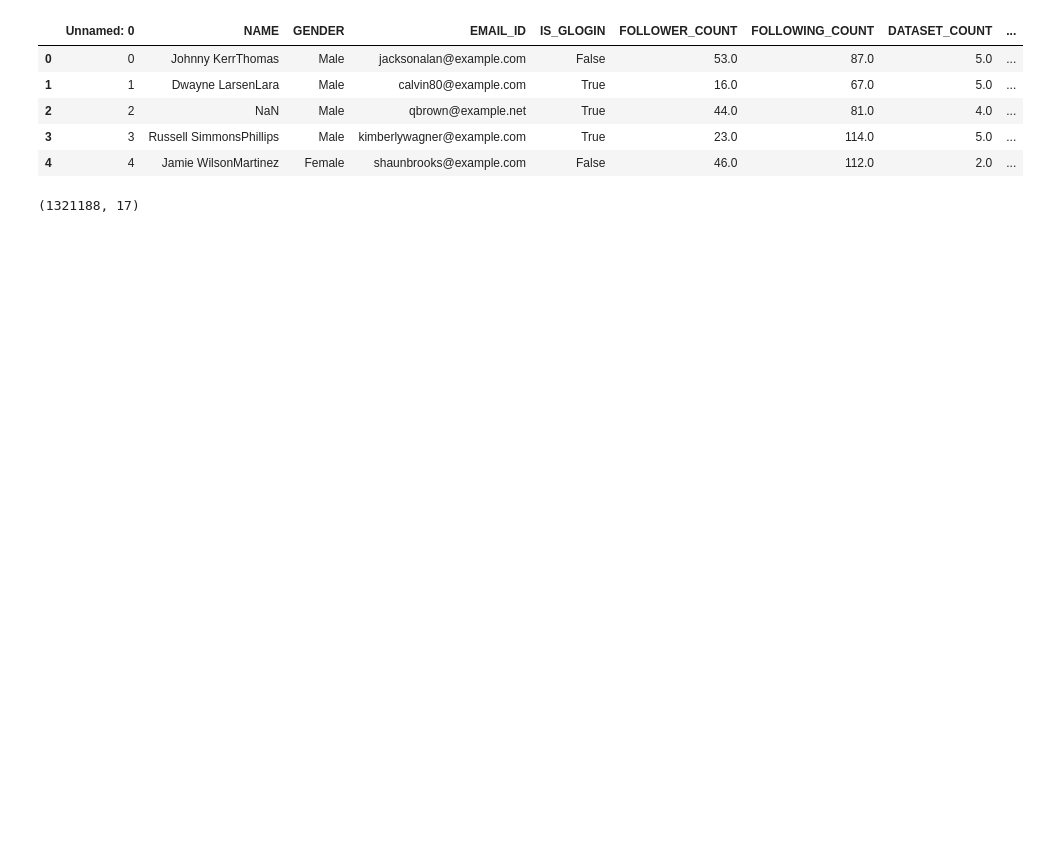
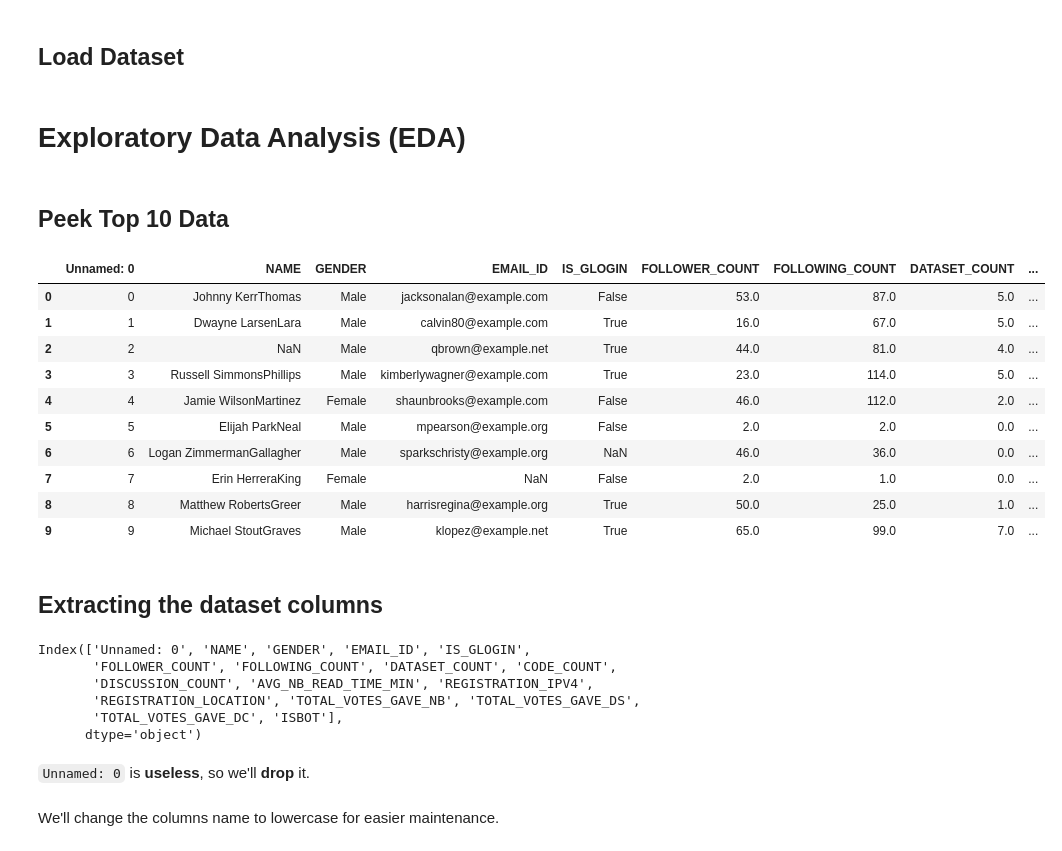
Before and after one commit to notsuperganang/kaggle-bot-detector, a Jupyter notebook: notebook.ipynb, the cells around one changed output. Saved outputs shown, nothing was run; the diff lists cells and outputs as text; code cells hidden in the pictures; blank space fills up the shorter version.

```diff
--- a/notebook.ipynb
+++ b/notebook.ipynb
@@ -29,15 +16,35 @@ from sklearn.metrics import (
+# %% [markdown]
+## **Load Dataset**
 # %%
 df = pd.read_csv('dataset/kaggle_bot_accounts.csv')
+# %% [markdown]
+# **Exploratory Data Analysis (EDA)**
+# %% [markdown]
+## **Peek Top 10 Data**
 # %%
-df.head()
+df.head(10)
 # %% [output]
 |  | Unnamed: 0 | NAME | GENDER | EMAIL_ID | IS_GLOGIN | FOLLOWER_COUNT | FOLLOWING_COUNT | DATASET_COUNT | ... |
 | 0 | 0 | Johnny KerrThomas | Male | jacksonalan@example.com | False | 53.0 | 87.0 | 5.0 | ... |
 | 1 | 1 | Dwayne LarsenLara | Male | calvin80@example.com | True | 16.0 | 67.0 | 5.0 | ... |
 | 2 | 2 | NaN | Male | qbrown@example.net | True | 44.0 | 81.0 | 4.0 | ... |
 | 3 | 3 | Russell SimmonsPhillips | Male | kimberlywagner@example.com | True | 23.0 | 114.0 | 5.0 | ... |
 | 4 | 4 | Jamie WilsonMartinez | Female | shaunbrooks@example.com | False | 46.0 | 112.0 | 2.0 | ... |
+| 5 | 5 | Elijah ParkNeal | Male | mpearson@example.org | False | 2.0 | 2.0 | 0.0 | ... |
+| 6 | 6 | Logan ZimmermanGallagher | Male | sparkschristy@example.org | NaN | 46.0 | 36.0 | 0.0 | ... |
+| 7 | 7 | Erin HerreraKing | Female | NaN | False | 2.0 | 1.0 | 0.0 | ... |
+| 8 | 8 | Matthew RobertsGreer | Male | harrisregina@example.org | True | 50.0 | 25.0 | 1.0 | ... |
+| 9 | 9 | Michael StoutGraves | Male | klopez@example.net | True | 65.0 | 99.0 | 7.0 | ... |
+# %% [markdown]
+## **Extracting the dataset columns**
 # %%
-df.shape
+df.columns
 # %% [output]
-(1321188, 17)
+Index(['Unnamed: 0', 'NAME', 'GENDER', 'EMAIL_ID', 'IS_GLOGIN',
+       'FOLLOWER_COUNT', 'FOLLOWING_COUNT', 'DATASET_COUNT', 'CODE_COUNT',
+       'DISCUSSION_COUNT', 'AVG_NB_READ_TIME_MIN', 'REGISTRATION_IPV4',
+       'REGISTRATION_LOCATION', 'TOTAL_VOTES_GAVE_NB', 'TOTAL_VOTES_GAVE_DS',
+       'TOTAL_VOTES_GAVE_DC', 'ISBOT'],
+      dtype='object')
+# %% [markdown]
+`Unnamed: 0` is **useless**, so we'll **drop** it.
@@ -44,2 +53,4 @@ df.shape
+# %% [markdown]
+We'll change the columns name to lowercase for easier maintenance.
 # %%
 df.columns= df.columns.str.lower()
```
Also changed, not shown: parts of 80 cells of this notebook, 1 other file.
